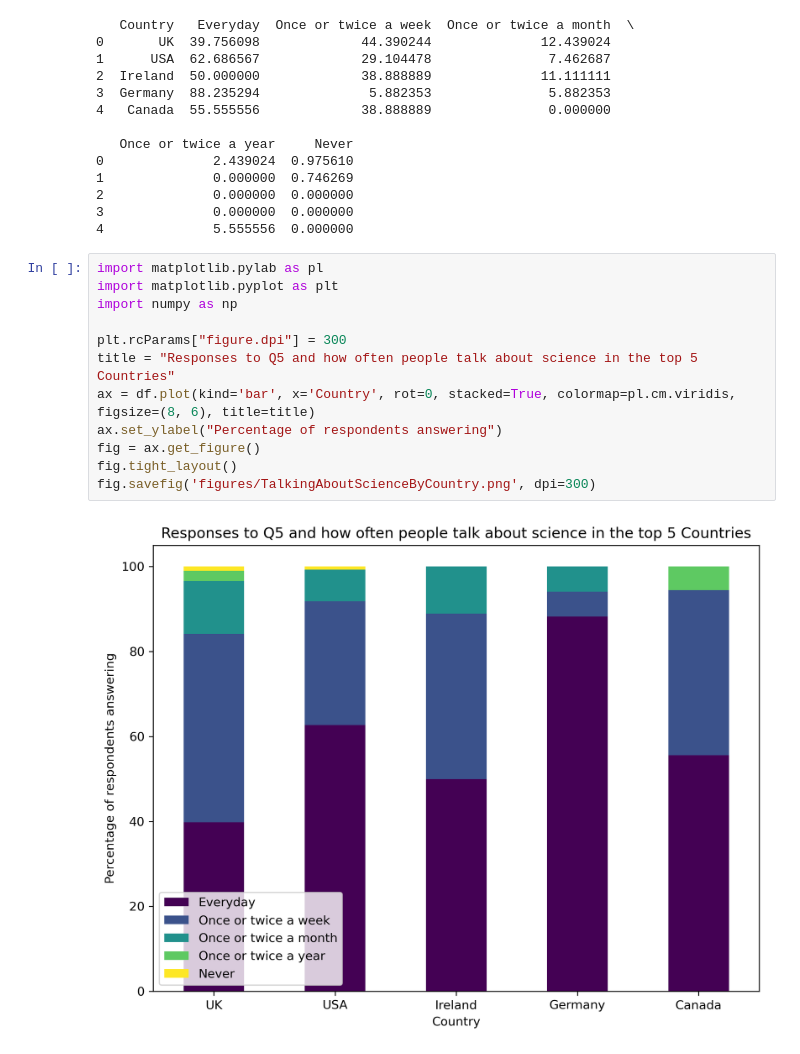
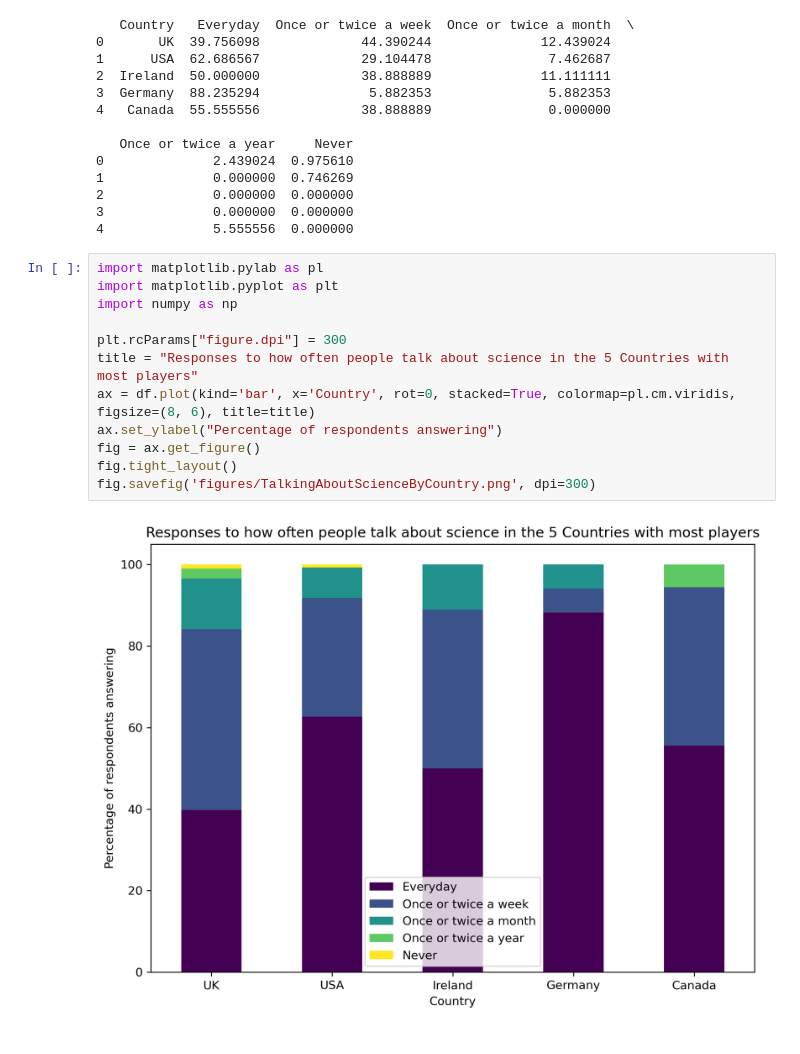
Before and after one commit to markbasham/DiamondTheGamePrintAndPlayGraphs, a Jupyter notebook: TalkingAboutScienceByCountry.ipynb, the cells around one changed output. Saved outputs shown, nothing was run; the diff lists cells and outputs as text.

Commit message:
Fixed up title of plot

```diff
--- a/TalkingAboutScienceByCountry.ipynb
+++ b/TalkingAboutScienceByCountry.ipynb
@@ -26,14 +26,14 @@ print(df)
 # %%
 import matplotlib.pylab as pl
 import matplotlib.pyplot as plt
 import numpy as np
 
 plt.rcParams["figure.dpi"] = 300
-title = "Responses to Q5 and how often people talk about science in the top 5 Countries"
+title = "Responses to how often people talk about science in the 5 Countries with most players"
 ax = df.plot(kind='bar', x='Country', rot=0, stacked=True, colormap=pl.cm.viridis, figsize=(8, 6), title=title)
 ax.set_ylabel("Percentage of respondents answering")
 fig = ax.get_figure()
 fig.tight_layout()
 fig.savefig('figures/TalkingAboutScienceByCountry.png', dpi=300)
 # %% [output]
-[figure, old version]
+[figure, new version]
```
Also changed, not shown: 1 other file.
